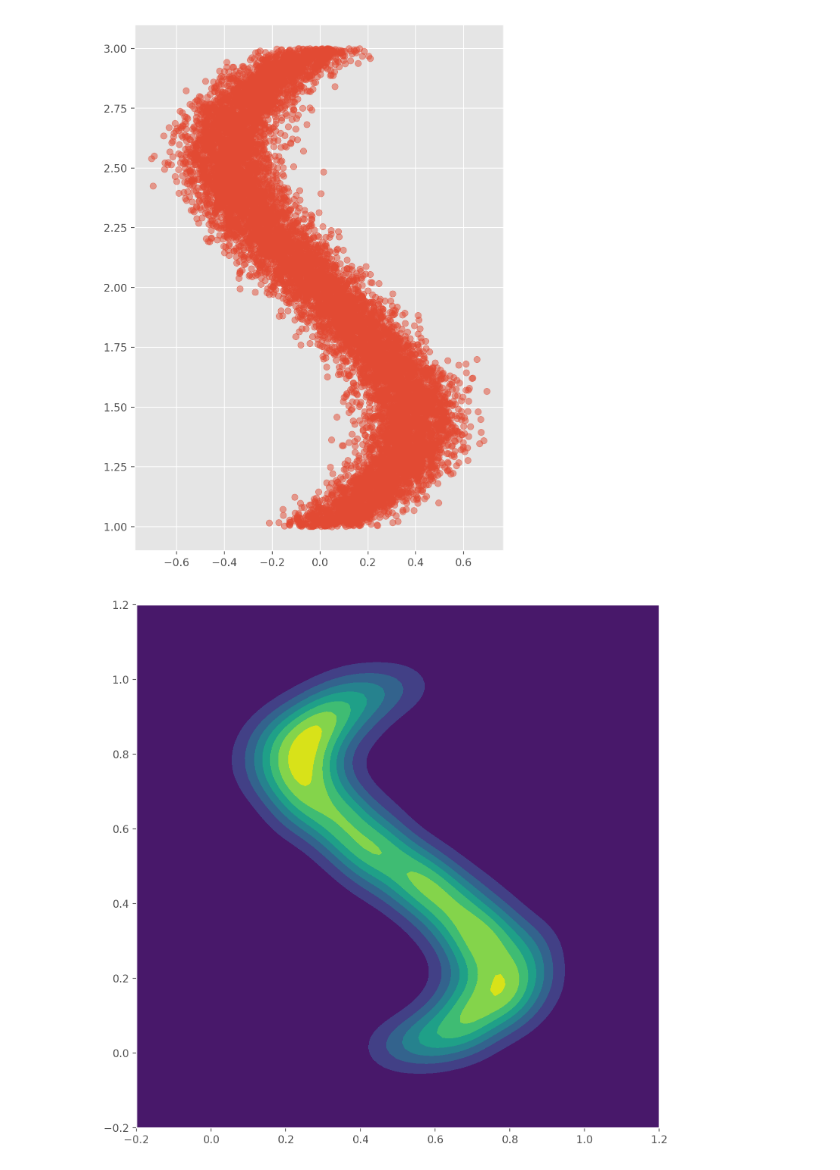
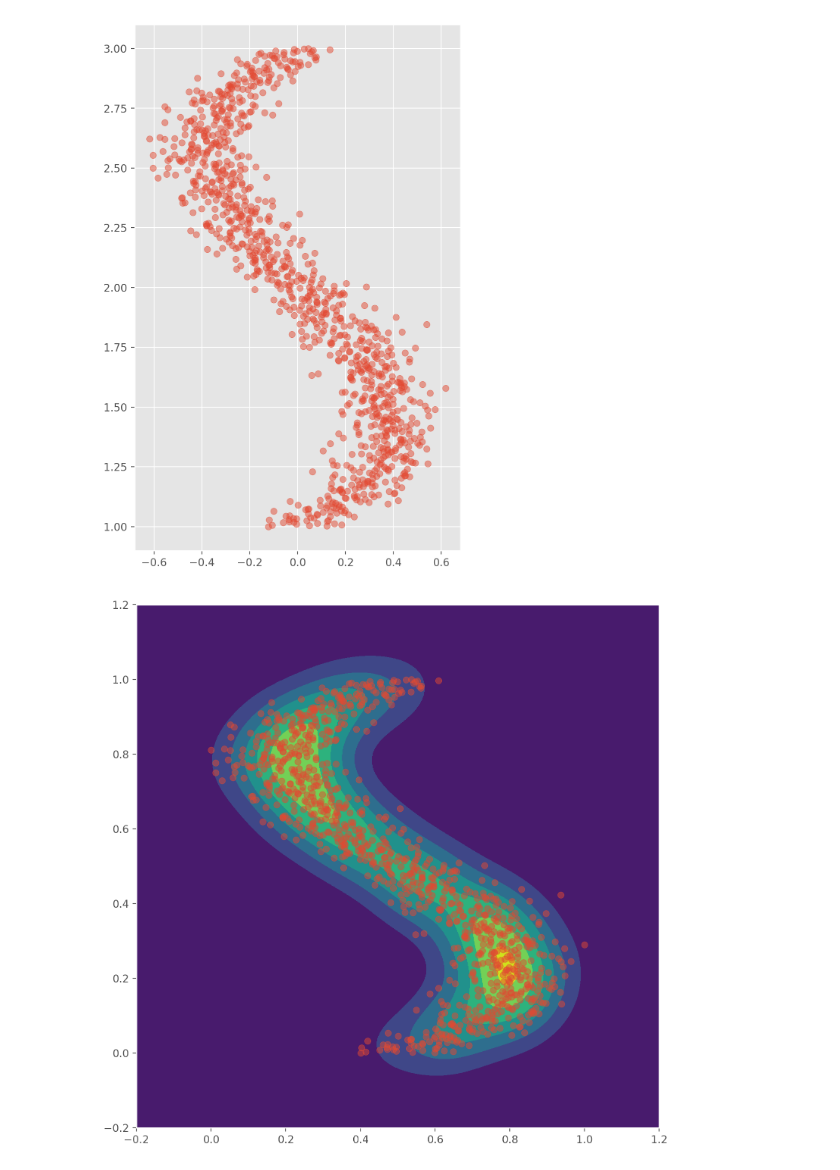
Before and after one commit to barhanc/artificial-intelligence-fundamentals, a Jupyter notebook: other/kde.ipynb, the cells around one changed output. Drawn from its saved outputs; the diff is of its cells as text; code cells hidden in the pictures.

```diff
--- a/other/kde.ipynb
+++ b/other/kde.ipynb
@@ -15,27 +14,30 @@ plt.style.use('ggplot')
 # %%
 # Artificial data preparation
 
-samples = 10_000
+samples = 1_000
 noise = normal.rvs(loc=0, scale=0.1, size=samples)
 
 # Circle
 phi = 2 * np.pi * np.random.random(samples)
 x = (1 + noise) * np.cos(phi)
 y = (1 + noise) * np.sin(phi)
 
 # Parabola
 x = np.linspace(-1, 1, samples)
 y = x**2 + noise
 x, y = y, x
 
 # S - shape
 x = np.linspace(1, 3, samples)
 y = (x - 1) * (x - 2) * (x - 3) + noise
 x, y = y, x
 
 X = np.hstack((x.reshape(-1, 1), y.reshape(-1, 1)))
+sc = MinMaxScaler()
+X = sc.fit_transform(X)
+
 plt.scatter(x, y, alpha=0.5)
 plt.axis("scaled")
 plt.show()
 # %% [output]
-[figure, old version]
+[figure, new version]
@@ -55,14 +49,17 @@ def kde(X, kernel=normal.pdf, h=0.1):
     C = 1 / (m * h**n)
     return lambda x: C * np.sum(kernel(norm(((x - X) / h), axis=1)))
 # %%
-p_hat = kde(X_test, h=0.05)
+silverman_h = 1.06 * np.diag(np.cov(X.T)).mean() ** 0.5 * X.shape[0] ** (-0.2)
+# https://espace.library.uq.edu.au/view/UQ:120006 (interesting approach)
+p_hat = kde(X, h=silverman_h)
 N = 100
 xs = np.linspace(-0.2, 1.2, N)
 ys = np.linspace(-0.2, 1.2, N)
 zs = np.array([p_hat(np.array([[x, y]])) for x in xs for y in ys])
 zs = zs.reshape(N, N).T
 plt.contourf(xs, ys, zs)
+plt.scatter(X[:, 0], X[:, 1], alpha=0.5)
 plt.axis("scaled")
 plt.show()
 # %% [output]
-[figure, old version]
+[figure, new version]
```
Also changed, not shown: parts of 2 cells of this notebook.
